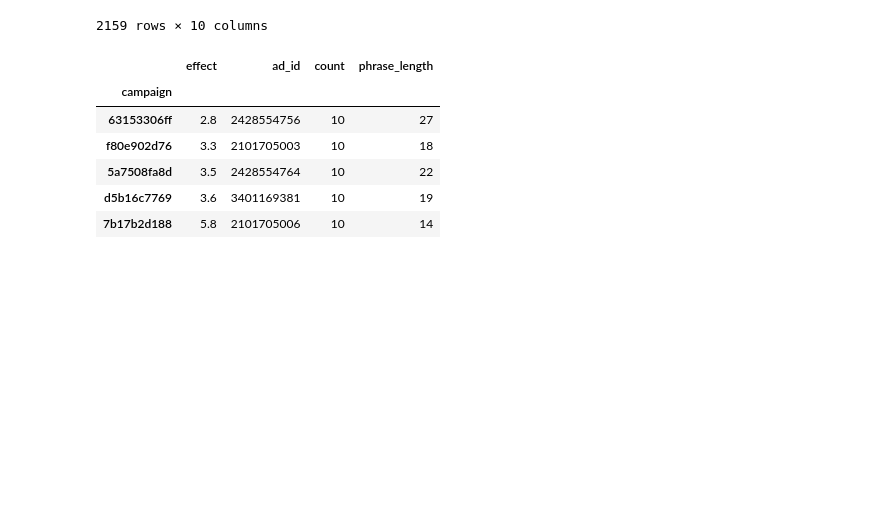
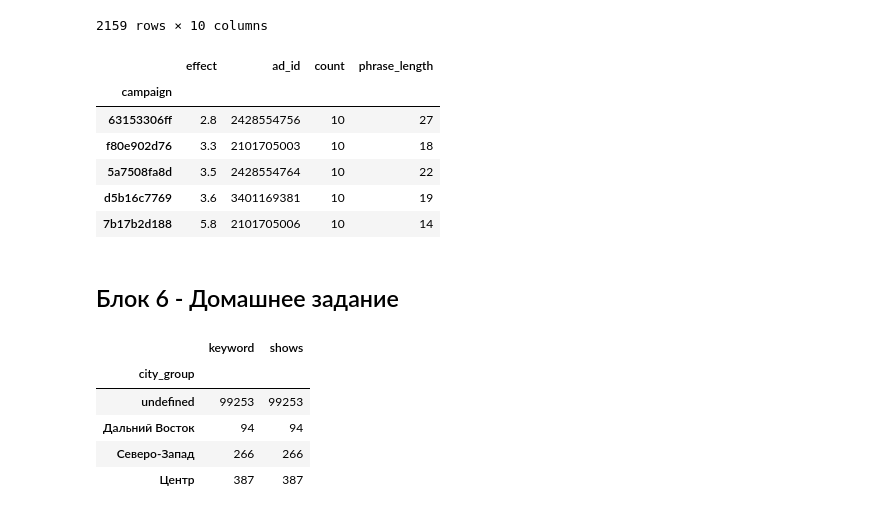
Before and after one commit to kadmiy/datascience_learn, a Jupyter notebook: module_04_datascience_learn.ipynb, the cells around one changed output. Cells and saved outputs as stored; diff of their text form; code cells hidden in the pictures; blank space fills up the shorter version.

Commit message:
Module 4 block 6 ended
Нихрена не понятно, но очень интересно... :)

```diff
--- a/module_04_datascience_learn.ipynb
+++ b/module_04_datascience_learn.ipynb
@@ -442,3 +442,41 @@ ad_stats.groupby('campaign').sum('effect').sort_values('effect').head()
 | 5a7508fa8d | 3.5 | 2428554764 | 10 | 22 |
 | d5b16c7769 | 3.6 | 3401169381 | 10 | 19 |
 | 7b17b2d188 | 5.8 | 2101705006 | 10 | 14 |
+# %% [markdown]
+## Блок 6 - Домашнее задание
+# %%
+# Написать гео-классификатор, который каждой строке сможет выставить географическую принадлежность определенному региону.
+# Т. е. если поисковый запрос содержит название города региона, то в столбце 'region' пишется название этого региона.
+# Если поисковый запрос не содержит названия города, то ставим 'undefined'
+
+import pandas as pd
+
+geo = pd.read_csv('module_04_keywords.csv')
+
+geo_data = {
+
+    'Центр': ['москва', 'тула', 'ярославль'],
+
+    'Северо-Запад': ['петербург', 'псков', 'мурманск'],
+
+    'Дальний Восток': ['владивосток', 'сахалин', 'хабаровск']
+
+}
+
+def geo_classification(row):
+    for region, city_list in geo_data.items():
+        for city in city_list:
+            if city in row['keyword']:
+                return region
+    return 'undefined'
+
+geo['city_group'] = geo.apply(geo_classification, axis = 1)
+
+geo.groupby('city_group').count()
+# %% [output]
+|  | keyword | shows |
+| city_group |  |  |
+| undefined | 99253 | 99253 |
+| Дальний Восток | 94 | 94 |
+| Северо-Запад | 266 | 266 |
+| Центр | 387 | 387 |
```
